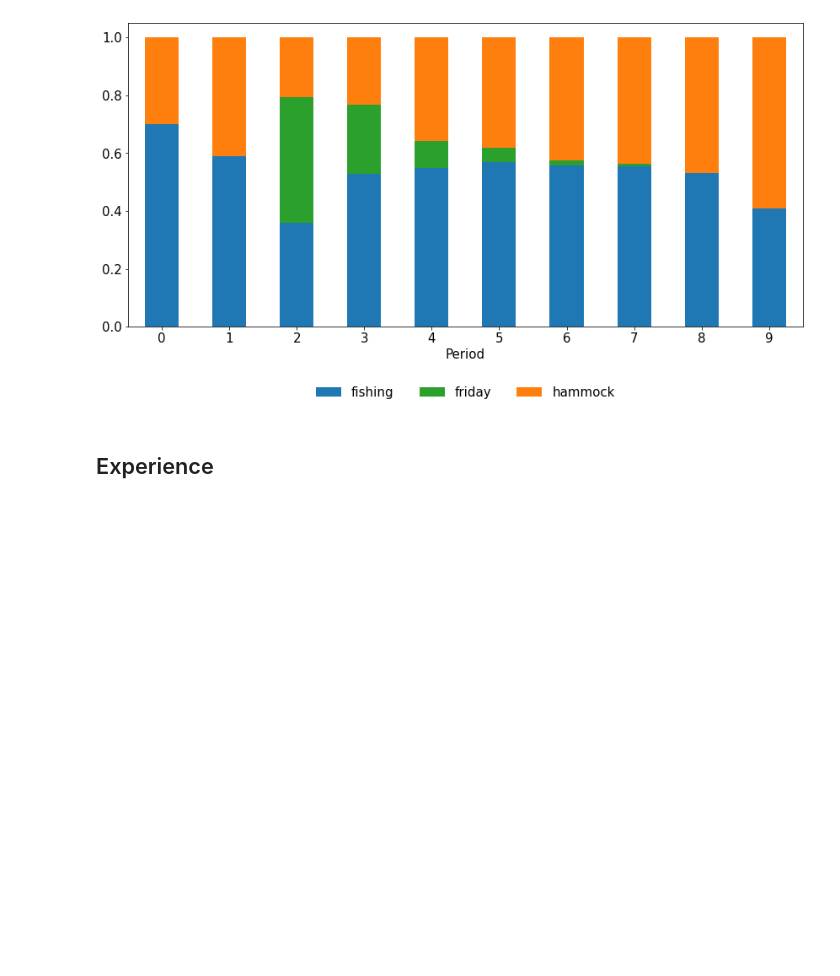
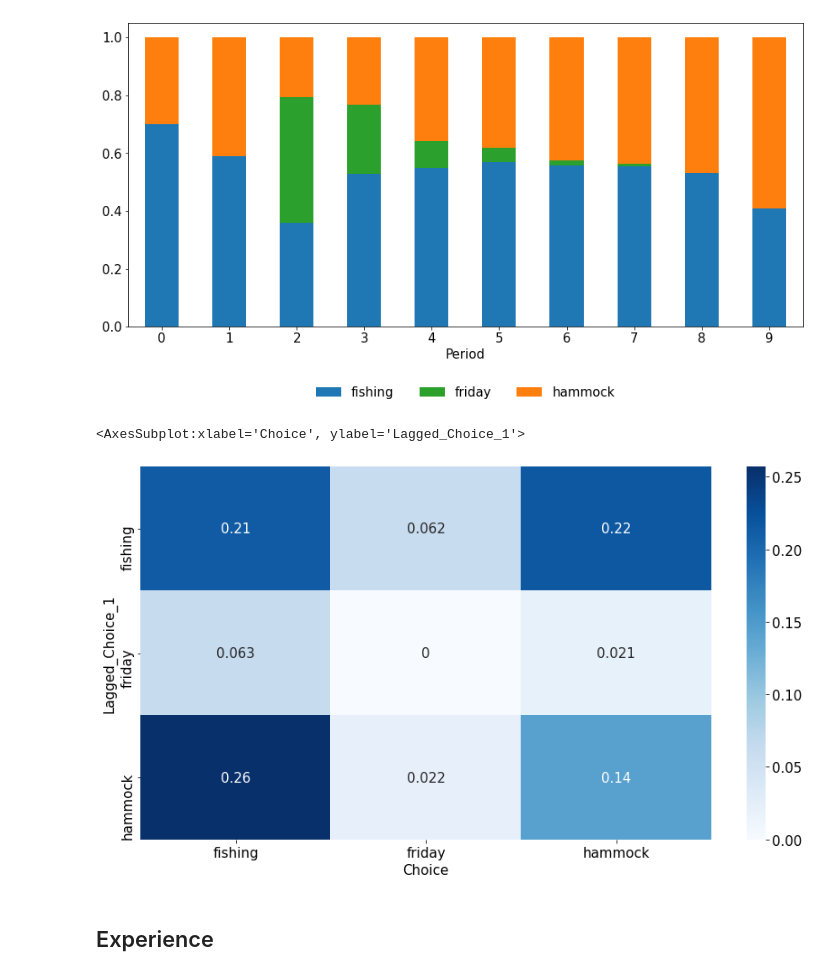
Before and after one commit to MaxBlesch/respy_tutorial, a Jupyter notebook: respy_tutorial.ipynb, the cells around one changed output. Drawn from its saved outputs; the diff is of its cells as text; code cells hidden in the pictures; blank space fills up the shorter version.

Commit message:
Adjusted options files

```diff
--- a/respy_tutorial.ipynb
+++ b/respy_tutorial.ipynb
@@ -204,0 +181,3 @@ options_ext_choice
+# %%
+options_ext_choice = yaml.safe_load(open("option_files/options_friday.yml"))
+options_ext_choice
@@ -205,7 +201,7 @@ options_ext_choice
 # %% [markdown]
 Next we conduct a new simulation based on our altered model specifications.
 # %%
-simulate = rp.get_simulate_func(model_spec_ext_choice, options_ext_choice)
+simulate = rp.get_simulate_func(params_ext_choice, options_ext_choice)
 df_friday = simulate(model_spec_ext_choice)
 # %%
 fig, ax = plt.subplots()
@@ -222,6 +218,12 @@ plt.show()
 plt.close()
 # %% [output]
 [figure]
+# %%
+data = pd.crosstab(df_friday.Lagged_Choice_1, df_friday.Choice, normalize=True)
+sns.heatmap(data, cmap="Blues", annot=True)
+# %% [output]
+<AxesSubplot:xlabel='Choice', ylabel='Lagged_Choice_1'>
+[figure, added]
 # %% [markdown]
 ## Experience
 # %%
```
Also changed, not shown: parts of 4 cells of this notebook, 1 other file.
